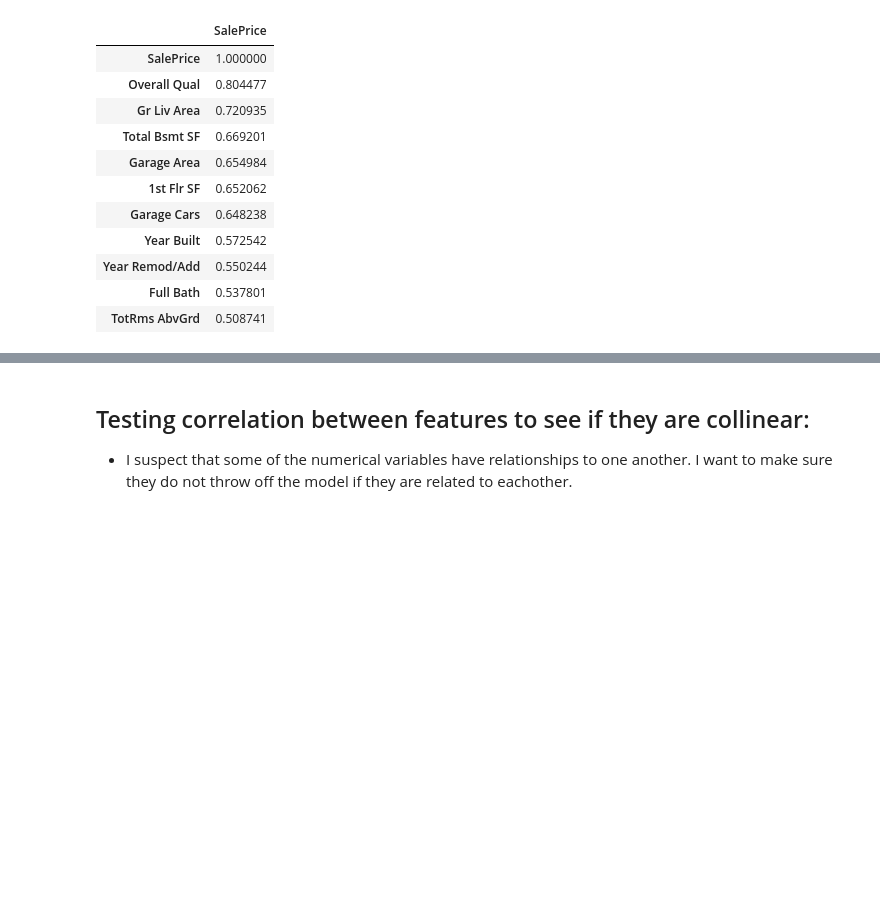
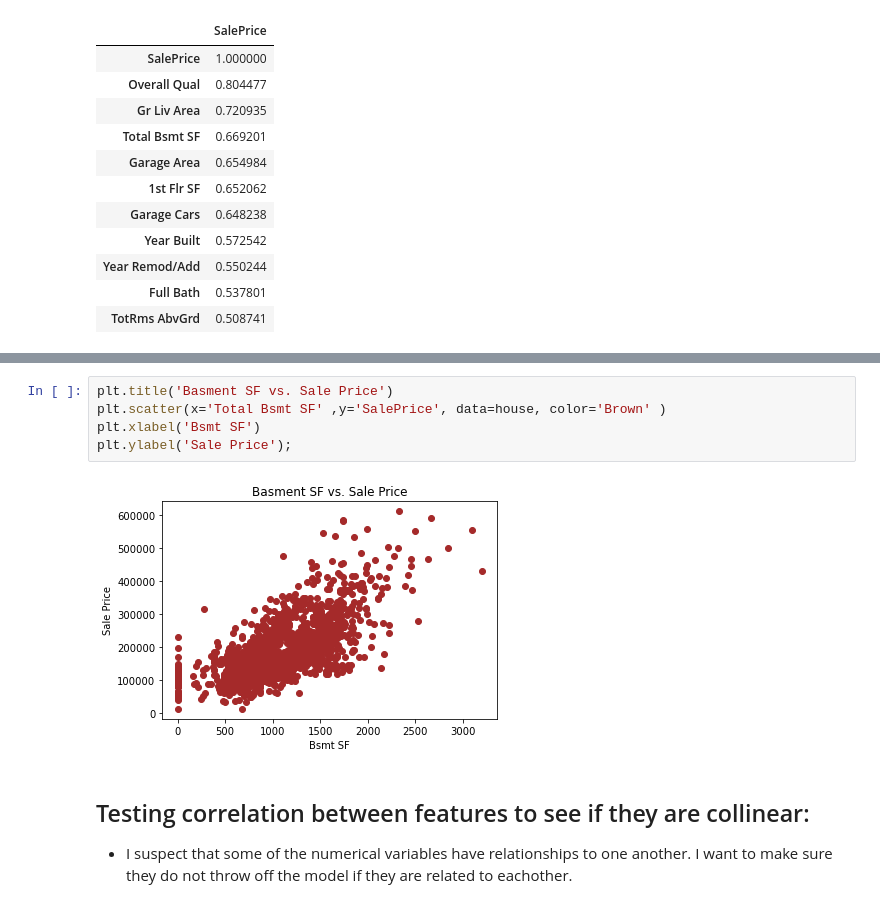
Before and after one commit to mduff12/mduff12, a Jupyter notebook: projects/project2/project_2-master/Coding/01_DataCleaning_EDA.ipynb, the cells around one changed output, grey strips where cells are left out. Drawn from its saved outputs; the diff is of its cells as text; blank space fills up the shorter version.

```diff
--- a/projects/project2/project_2-master/Coding/01_DataCleaning_EDA.ipynb
+++ b/projects/project2/project_2-master/Coding/01_DataCleaning_EDA.ipynb
@@ -225,3 +236,10 @@ df.T.sort_values(by='SalePrice', ascending = False)
+# %%
+plt.title('Basment SF vs. Sale Price')
+plt.scatter(x='Total Bsmt SF' ,y='SalePrice', data=house, color='Brown' )
+plt.xlabel('Bsmt SF')
+plt.ylabel('Sale Price');
+# %% [output]
+[figure, added]
 # %% [markdown]
 ## Testing correlation between features to see if they are collinear:
  - I suspect that some of the numerical variables have relationships to one another. I want to make sure they do not throw off the model if they are related to eachother.
```
Also changed, not shown: parts of 3 cells of this notebook, 2 other files.
